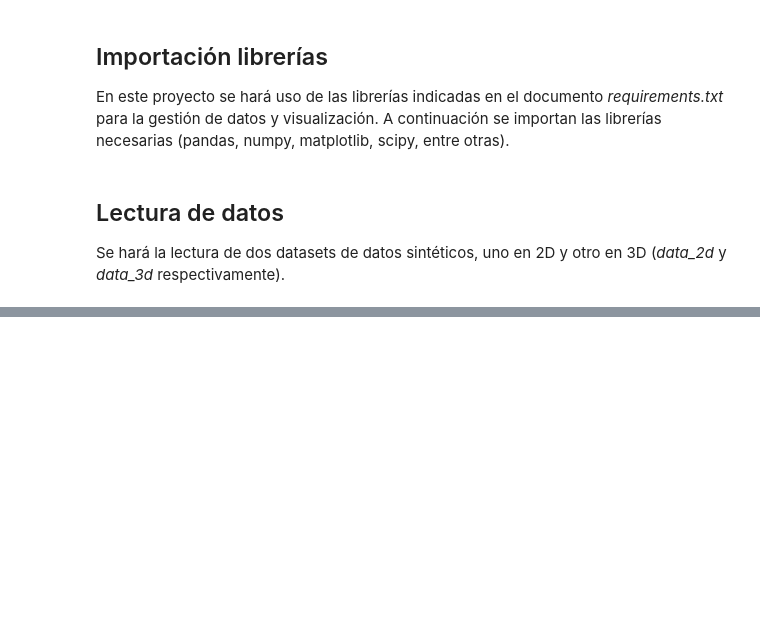
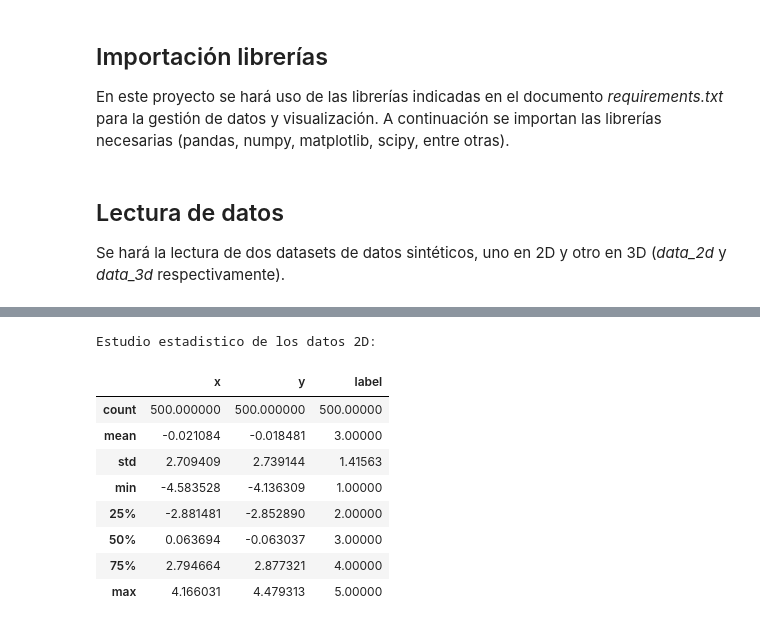
Before and after one commit to Daniel-PosadaPUJ/Proyecto1_ALC, a Jupyter notebook: notebooks/kmeans_punto1.ipynb, the cells around one changed output, grey strips where cells are left out. Cells and saved outputs as stored; diff of their text form; code cells hidden in the pictures; blank space fills up the shorter version.

```diff
--- a/notebooks/kmeans_punto1.ipynb
+++ b/notebooks/kmeans_punto1.ipynb
@@ -51,0 +69,15 @@ data_3d.head()
+# %%
+# Estudio estadístico de los datos 2d
+print("Estudio estadistico de los datos 2D:")
+data_2d.describe()
+# %% [output]
+Estudio estadistico de los datos 2D:
+|  | x | y | label |
+| count | 500.000000 | 500.000000 | 500.00000 |
+| mean | -0.021084 | -0.018481 | 3.00000 |
+| std | 2.709409 | 2.739144 | 1.41563 |
+| min | -4.583528 | -4.136309 | 1.00000 |
+| 25% | -2.881481 | -2.852890 | 2.00000 |
+| 50% | 0.063694 | -0.063037 | 3.00000 |
+| 75% | 2.794664 | 2.877321 | 4.00000 |
+| max | 4.166031 | 4.479313 | 5.00000 |
```
Also changed, not shown: parts of 20 cells of this notebook, 3 other files.
